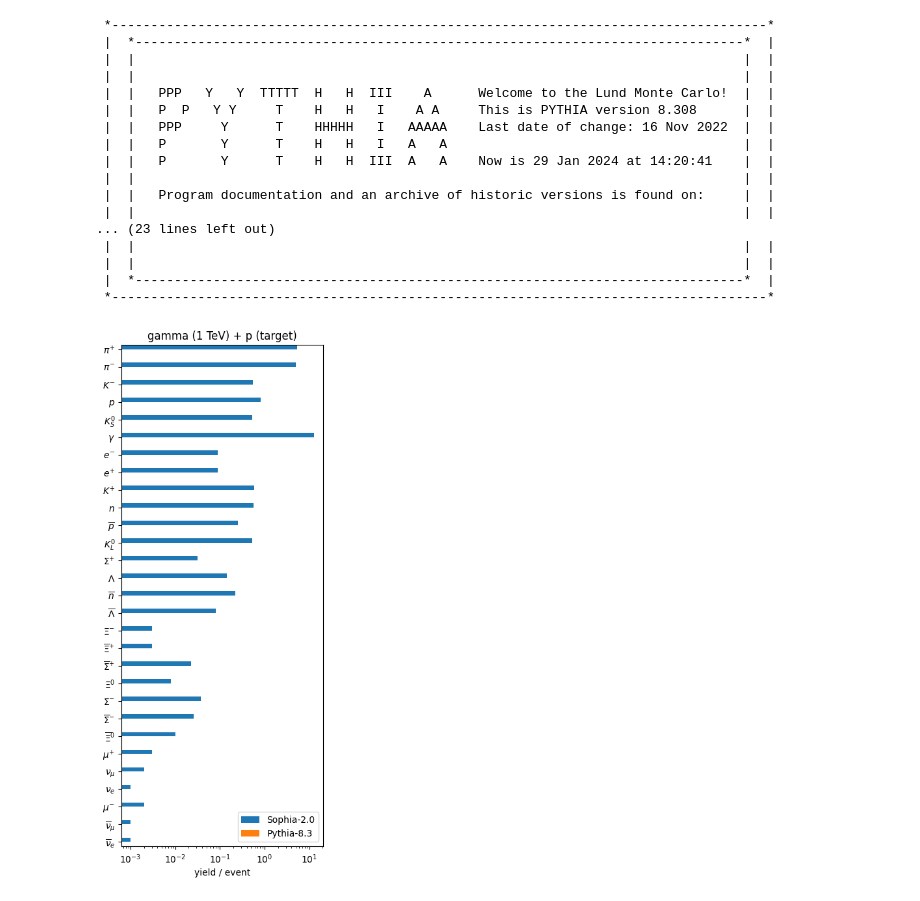
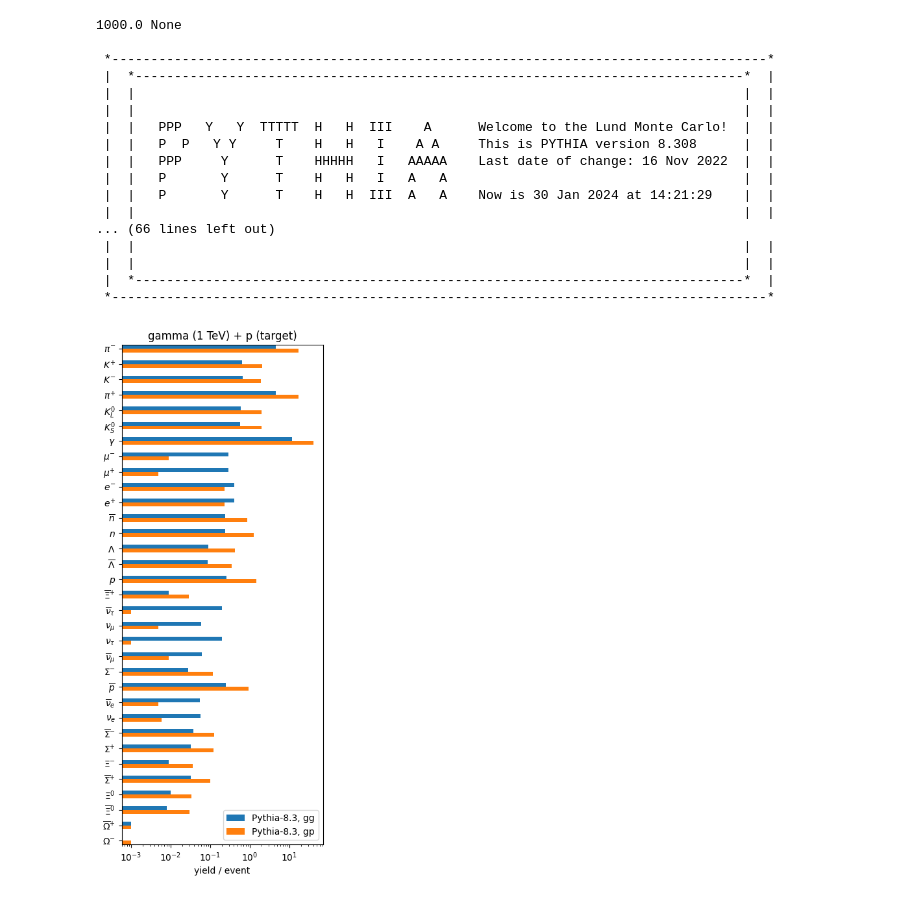
Before and after one commit to impy-project/chromo, a Jupyter notebook: examples/gamma_gamma_example.ipynb, the cells around one changed output. Cells and saved outputs as stored; diff of their text form; code cells hidden in the pictures.

Commit message:
Gamma-gamma impl. with tests

```diff
--- a/examples/gamma_gamma_example.ipynb
+++ b/examples/gamma_gamma_example.ipynb
@@ -4,17 +7,22 @@ from chromo.kinematics import FixedTarget, GeV
 import boost_histogram as bh
 # %%
-
-kin = FixedTarget(1000 * GeV, "gamma", "p")
-
 nevents = 1000
 
-h = bh.Histogram(bh.axis.Regular(20, -10, 10), bh.axis.IntCategory([], growth=True), bh.axis.Integer(0, 2))
-for iModel, Model in enumerate([Pythia8]):
-    m = Model(kin, seed=1)
+h = bh.Histogram(
+    bh.axis.Regular(20, -10, 10),
+    bh.axis.IntCategory([], growth=True),
+    bh.axis.Integer(0, 2),
+)
+for iKin, kin in enumerate(
+    [CenterOfMass(1000 * GeV, "gamma", "gamma"), CenterOfMass(1000 * GeV, "gamma", "p")]
+):
+    m = Pythia8(kin, seed=1)
     for event in m(nevents):
         fs = event.final_state()
-        h.fill(fs.eta, fs.pid, iModel)
+        h.fill(fs.eta, fs.pid, iKin)
 # %% [output]
+1000.0 None
+
  *------------------------------------------------------------------------------------*
  |  *------------------------------------------------------------------------------*  |
  |  |                                                                              |  |
@@ -23,11 +31,9 @@ for iModel, Model in enumerate([Pythia8]):
  |  |   P  P   Y Y     T    H   H   I    A A     This is PYTHIA version 8.308      |  |
  |  |   PPP     Y      T    HHHHH   I   AAAAA    Last date of change: 16 Nov 2022  |  |
  |  |   P       Y      T    H   H   I   A   A                                      |  |
- |  |   P       Y      T    H   H  III  A   A    Now is 29 Jan 2024 at 14:20:41    |  |
+ |  |   P       Y      T    H   H  III  A   A    Now is 30 Jan 2024 at 14:21:29    |  |
  |  |                                                                              |  |
- |  |   Program documentation and an archive of historic versions is found on:     |  |
- |  |                                                                              |  |
-... (23 lines left out)
+... (66 lines left out)
  |  |                                                                              |  |
  |  |                                                                              |  |
  |  *------------------------------------------------------------------------------*  |
@@ -35,17 +41,17 @@ for iModel, Model in enumerate([Pythia8]):
 # %%
 from matplotlib import pyplot as plt
 import numpy as np
 from particle import Particle
 
 y = -np.arange(len(h.axes[1]))
 plt.figure(figsize=(4, 10))
-plt.barh(y + 0.125, h[sum, :, 0].values() / nevents, label="Sophia-2.0", height=0.25)
-plt.barh(y - 0.125, h[sum, :, 1].values() / nevents, label="Pythia-8.3", height=0.25)
+plt.barh(y + 0.125, h[sum, :, 0].values() / nevents, label="Pythia-8.3, gg", height=0.25)
+plt.barh(y - 0.125, h[sum, :, 1].values() / nevents, label="Pythia-8.3, gp", height=0.25)
 plt.yticks(y, (f"${Particle.from_pdgid(x).latex_name}$" for x in h.axes[1]))
 plt.semilogx()
 plt.legend()
 plt.xlabel("yield / event")
 plt.ylim(y[-1] - 0.25, y[0] + 0.25)
 plt.title("gamma (1 TeV) + p (target)");
 # %% [output]
-[figure, old version]
+[figure, new version]
```
Also changed, not shown: parts of 2 cells of this notebook, 55 other files.
